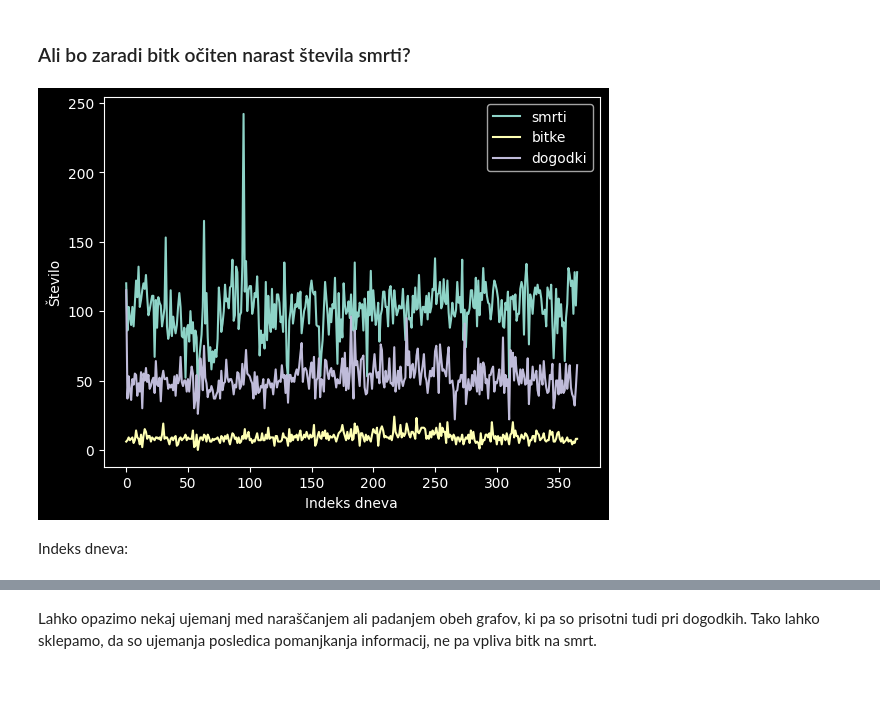
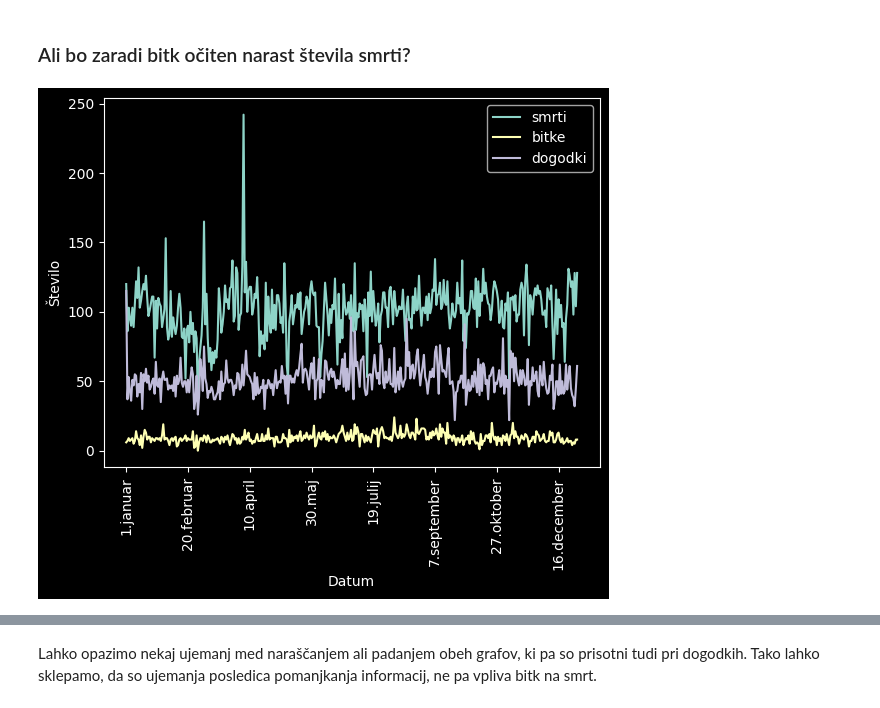
Before and after one commit to zivaheg/projektnaUVP, a Jupyter notebook: analiza.ipynb, the cells around one changed output, grey strips where cells are left out. Drawn from its saved outputs; the diff is of its cells as text; code cells hidden in the pictures.

```diff
--- a/analiza.ipynb
+++ b/analiza.ipynb
@@ -250,11 +247,15 @@ BITKE[filter]
 ### Ali bo zaradi bitk očiten narast števila smrti?
 # %%
 zbrani_podatki = pd.DataFrame({
-   'smrti': ST_PODATKOV["Št smrti"],
-   'bitke': ST_PODATKOV["Št bitk ali vojn"],
-   'dogodki': ST_PODATKOV["Št dogodkov"]})
-lines = zbrani_podatki.plot.line(xlabel="Indeks dneva", ylabel="Število")
+    "Datum": ST_PODATKOV["Datum"],
+    "smrti": ST_PODATKOV["Št smrti"],
+    "bitke": ST_PODATKOV["Št bitk ali vojn"],
+    "dogodki": ST_PODATKOV["Št dogodkov"]
+})
+
+zbrani_podatki.set_index("Datum", inplace=True)
+lines = zbrani_podatki.plot.line(xlabel="Datum", ylabel="Število")
+plt.xticks(rotation=90)
+plt.show()
 # %% [output]
-[figure, old version]
+[figure, new version]
-# %% [markdown]
-Indeks dneva:
```
Also changed, not shown: parts of 4 cells of this notebook.
